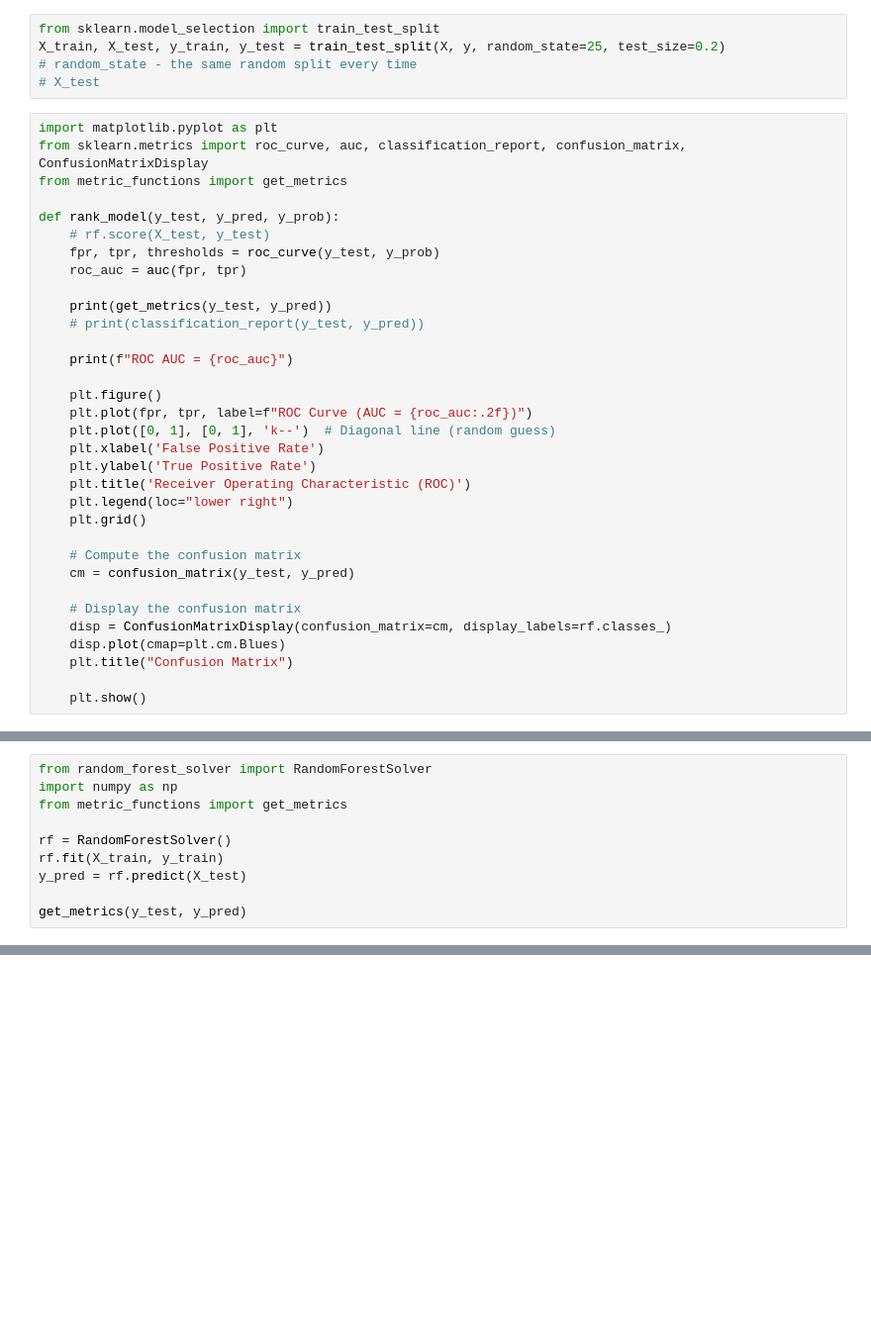
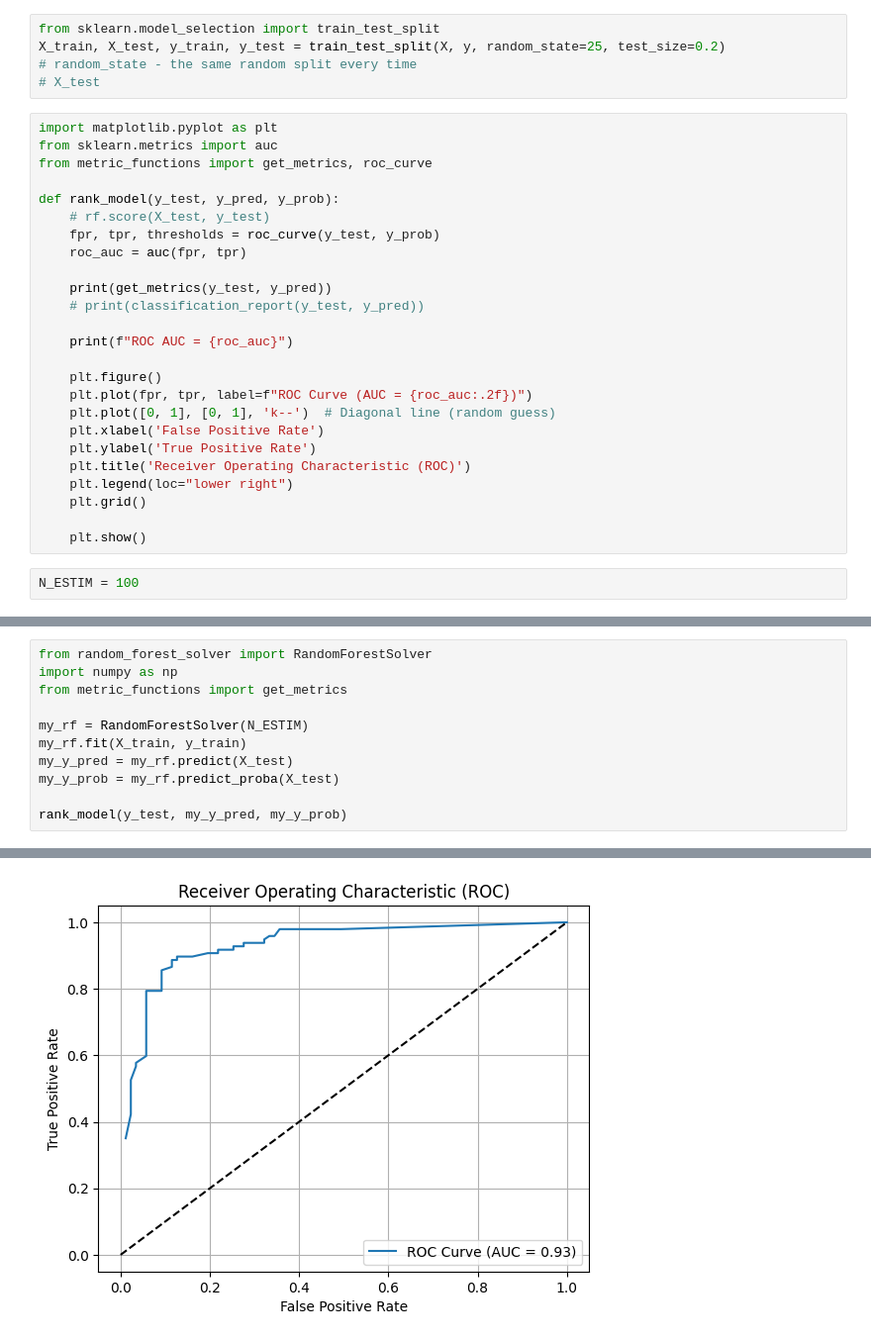
Before and after one commit to jromanki/wsi, a Jupyter notebook: lab4/src/testing.ipynb, the cells around one changed output, grey strips where cells are left out. Shown at 99% size. Cells and saved outputs as stored; diff of their text form; blank space fills up the shorter version.

Commit message:
working probabilities and roc curve calculations

```diff
--- a/lab4/src/testing.ipynb
+++ b/lab4/src/testing.ipynb
@@ -79,8 +79,8 @@ X_train, X_test, y_train, y_test = train_test_split(X, y, random_state=25, test_
 # X_test
 # %%
 import matplotlib.pyplot as plt
-from sklearn.metrics import roc_curve, auc, classification_report, confusion_matrix, ConfusionMatrixDisplay
-from metric_functions import get_metrics
+from sklearn.metrics import auc
+from metric_functions import get_metrics, roc_curve
 
 def rank_model(y_test, y_pred, y_prob):
     # rf.score(X_test, y_test)
@@ -101,15 +101,9 @@ def rank_model(y_test, y_pred, y_prob):
     plt.legend(loc="lower right")
     plt.grid()
 
-    # Compute the confusion matrix
-    cm = confusion_matrix(y_test, y_pred)
-
-    # Display the confusion matrix
-    disp = ConfusionMatrixDisplay(confusion_matrix=cm, display_labels=rf.classes_)
-    disp.plot(cmap=plt.cm.Blues)
-    plt.title("Confusion Matrix")
-
     plt.show()
+# %%
+N_ESTIM = 100
 # %%
 from sklearn.ensemble import RandomForestClassifier
 import numpy as np
@@ -141,8 +129,10 @@ from random_forest_solver import RandomForestSolver
 import numpy as np
 from metric_functions import get_metrics
 
-rf = RandomForestSolver()
-rf.fit(X_train, y_train)
-y_pred = rf.predict(X_test)
+my_rf = RandomForestSolver(N_ESTIM)
+my_rf.fit(X_train, y_train)
+my_y_pred = my_rf.predict(X_test)
+my_y_prob = my_rf.predict_proba(X_test)
 
-get_metrics(y_test, y_pred)
+rank_model(y_test, my_y_pred, my_y_prob)
+# %% [output]
@@ -148,0 +141 @@ get_metrics(y_test, y_pred)
+[figure, added]
```
Also changed, not shown: parts of 2 cells of this notebook, 2 other files.
